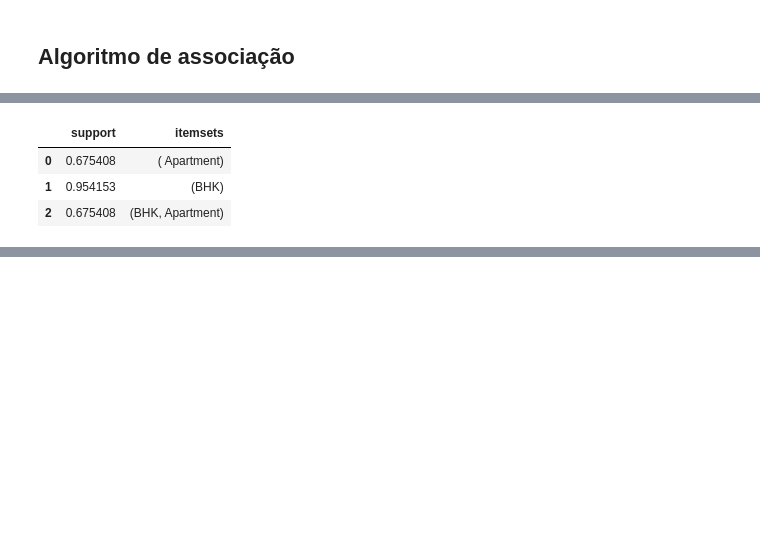
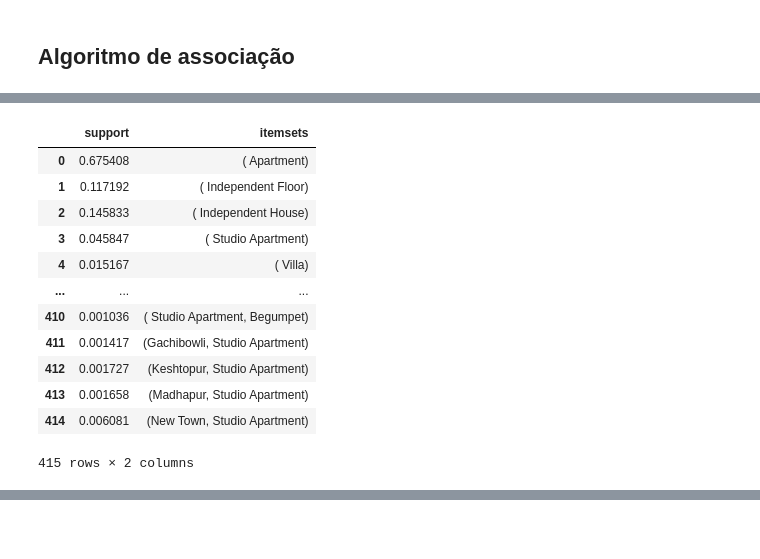
Before and after one commit to Felipanjos/a3_big_data_2022.2-, a Jupyter notebook: notebook.ipynb, the cells around one changed output, grey strips where cells are left out. Cells and saved outputs as stored; diff of their text form; code cells hidden in the pictures; blank space fills up the shorter version.

Commit message:
chore: data analysis AR

```diff
--- a/notebook.ipynb
+++ b/notebook.ipynb
@@ -288,5 +288,5 @@ df.groupby(coluna_analise_property_type)['price'].mean().plot(kind='pie', rot=0,
 # %% [markdown]
 ## Algoritmo de associação
 # %%
-df['layout_and_property'] = df['layout_type'] + ', ' + df['property_type']
+df['property_location'] = df['locality'] + ', ' + df['property_type']
 # %%
@@ -307,5 +307,5 @@ Name: layout_and_property, Length: 28944, dtype: object
 # %%
-data = list(df['layout_and_property'].apply(lambda x:x.split(",") ))
+data = list(df['property_location'].apply(lambda x:x.split(",") ))
 # %%
 encoder = TransactionEncoder()
 
@@ -346,11 +346,20 @@ df_encoded
 # %%
-df_apriori = apriori(df_encoded, 0.2, use_colnames = True)
+df_apriori = apriori(df_encoded, 0.001, use_colnames = True)
 df_apriori
 # %% [output]
 |  | support | itemsets |
 | 0 | 0.675408 | ( Apartment) |
-| 1 | 0.954153 | (BHK) |
-| 2 | 0.675408 | (BHK, Apartment) |
+| 1 | 0.117192 | ( Independent Floor) |
+| 2 | 0.145833 | ( Independent House) |
+| 3 | 0.045847 | ( Studio Apartment) |
+| 4 | 0.015167 | ( Villa) |
+| ... | ... | ... |
+| 410 | 0.001036 | ( Studio Apartment, Begumpet) |
+| 411 | 0.001417 | (Gachibowli, Studio Apartment) |
+| 412 | 0.001727 | (Keshtopur, Studio Apartment) |
+| 413 | 0.001658 | (Madhapur, Studio Apartment) |
+| 414 | 0.006081 | (New Town, Studio Apartment) |
+415 rows × 2 columns
 # %%
 df_ar = association_rules(df_apriori, metric="confidence", min_threshold=0.6)
 df_ar
```
Also changed, not shown: parts of 5 cells of this notebook.
